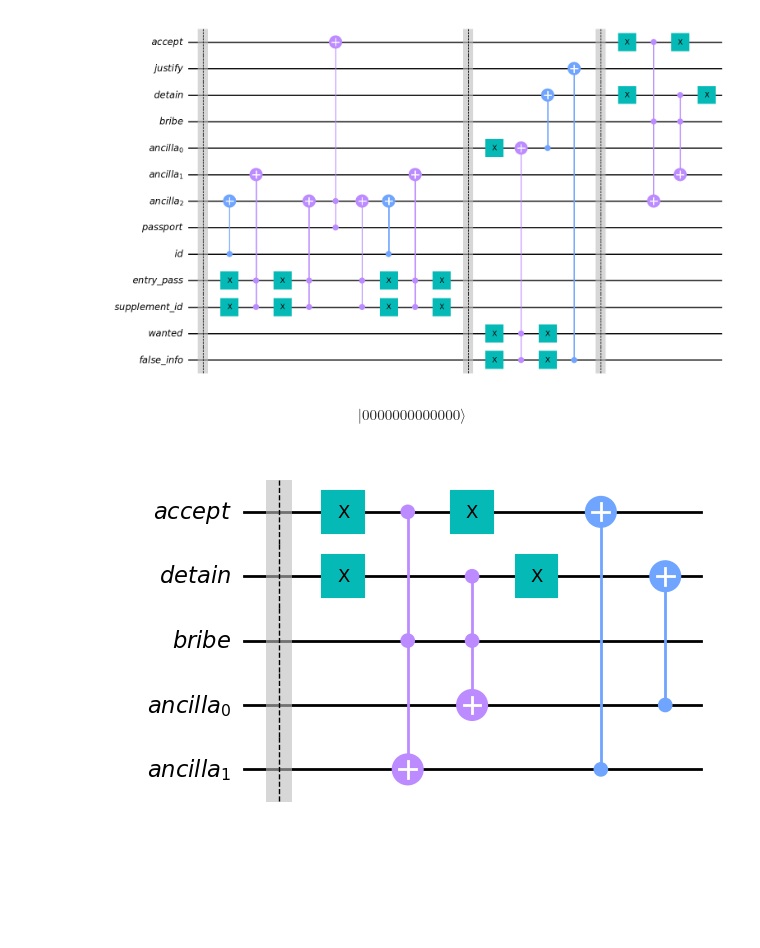
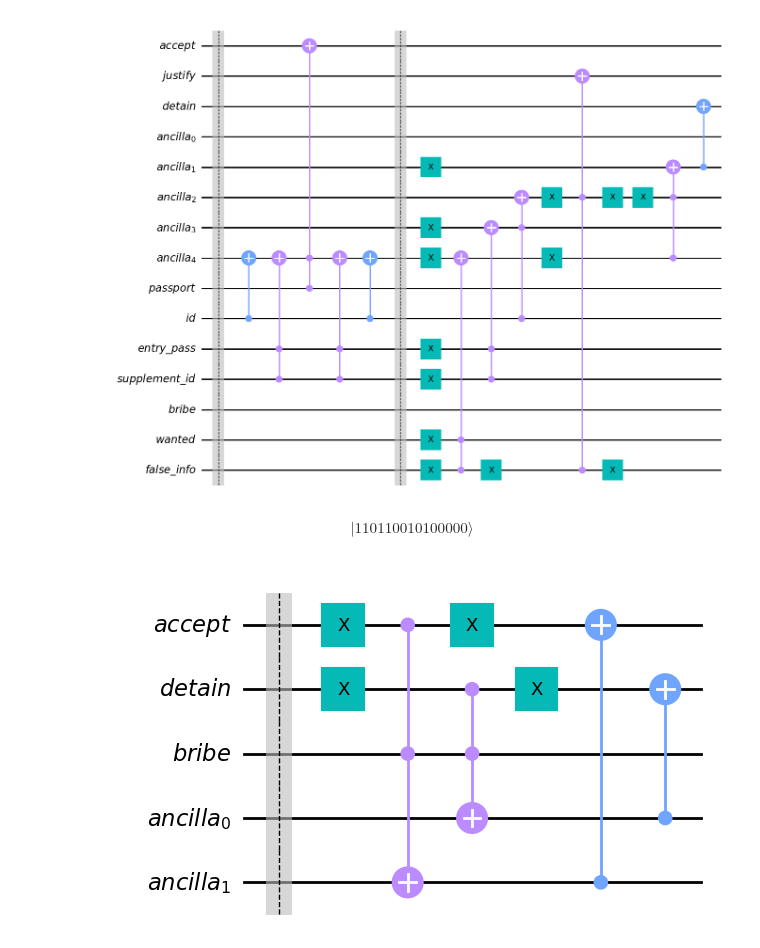
Before and after one commit to Dpbm/quantum, a Jupyter notebook: qiskit/papers-please.ipynb, the cells around one changed output. Cells and saved outputs as stored; diff of their text form; code cells hidden in the pictures; blank space fills up the shorter version.

Commit message:
creating detain/justify algorithm

```diff
--- a/qiskit/papers-please.ipynb
+++ b/qiskit/papers-please.ipynb
@@ -16,57 +16,75 @@ entry_pass = QuantumRegister(1, name="entry_pass")
 id = QuantumRegister(1, name="id")
 supplement_id = QuantumRegister(1, name="supplement_id")
 
-ancilla = QuantumRegister(3, name="ancilla")
+ancilla = QuantumRegister(5, name="ancilla")
 # %%
-qc = QuantumCircuit(accept, justify, detain, bribe, ancilla, passport, id, entry_pass, supplement_id, wanted, false_info)
+qc = QuantumCircuit(accept, justify, detain, ancilla, passport, id, entry_pass, supplement_id, bribe, wanted, false_info)
 
+#qc.x(wanted)
+#qc.x(false_info)
+#qc.x(id)
+#qc.x(entry_pass)
+#qc.x(supplement_id)
 
 qc.barrier()
-
-qc.x(entry_pass)
-qc.x(supplement_id)
-qc.ccx(entry_pass, supplement_id, ancilla[-2])
-qc.x(entry_pass)
-qc.x(supplement_id)
 
 qc.cx(id, ancilla[-1])
 qc.ccx(supplement_id, entry_pass, ancilla[-1])
 qc.ccx(passport, ancilla[-1], accept)
 qc.ccx(supplement_id,entry_pass, ancilla[-1])
 qc.cx(id, ancilla[-1])
 
-qc.x(entry_pass)
-qc.x(supplement_id)
-qc.ccx(entry_pass, supplement_id, ancilla[-2])
-qc.x(entry_pass)
-qc.x(supplement_id)
 
 qc.barrier()
 
-qc.x(ancilla[-3])
+
+
+qc.x(ancilla[-1])
+qc.x(ancilla[-2])
+qc.x(ancilla[-4])
 qc.x(false_info)
 qc.x(wanted)
-qc.ccx(false_info, wanted, ancilla[-3])
+qc.x(supplement_id)
+qc.x(entry_pass)
+
+qc.ccx(false_info, wanted, ancilla[-1])
+qc.ccx(supplement_id, entry_pass, ancilla[-2])
+qc.ccx(id, ancilla[-2], ancilla[-3])
+
+qc.x(false_info)
+qc.x(ancilla[-3])
+qc.ccx(false_info, ancilla[-3], justify)
+qc.x(false_info)
+qc.x(ancilla[-3])
+
+qc.x(ancilla[-1])
+qc.x(ancilla[-3])
+qc.ccx(ancilla[-1], ancilla[-3], ancilla[-4])
+
+qc.cx(ancilla[-4], detain)
+
+
+qc.ccx(ancilla[-1], ancilla[-3], ancilla[-4])
+qc.x(ancilla[-1])
+qc.x(ancilla[-3])
+qc.ccx(id, ancilla[-2], ancilla[-3])
+qc.ccx(supplement_id, entry_pass, ancilla[-2])
+qc.ccx(false_info, wanted, ancilla[-1])
+
+
+qc.x(ancilla[-1])
+qc.x(ancilla[-2])
+qc.x(ancilla[-4])
+qc.x(false_info)
 qc.x(wanted)
-qc.x(false_info)
-
-qc.cx(ancilla[-3], detain)
-
-qc.cx(false_info, justify)
-
-qc.barrier()
-qc.x(accept)
-qc.x(detain)
-qc.ccx(accept, bribe, ancilla[-1])
-qc.ccx(detain, bribe, ancilla[-2])
-qc.x(detain)
-qc.x(accept)
+qc.x(supplement_id)
+qc.x(entry_pass)
 
 display(qc.draw("mpl"))
 Statevector(qc).draw("latex")
 # %% [output]
-[figure, old version]
+[figure, new version]
-$$ |0000000000000\rangle$$
+$$ |110110010100000\rangle$$
 # %%
 qc = QuantumCircuit(accept, detain, bribe, ancilla)
 
```
